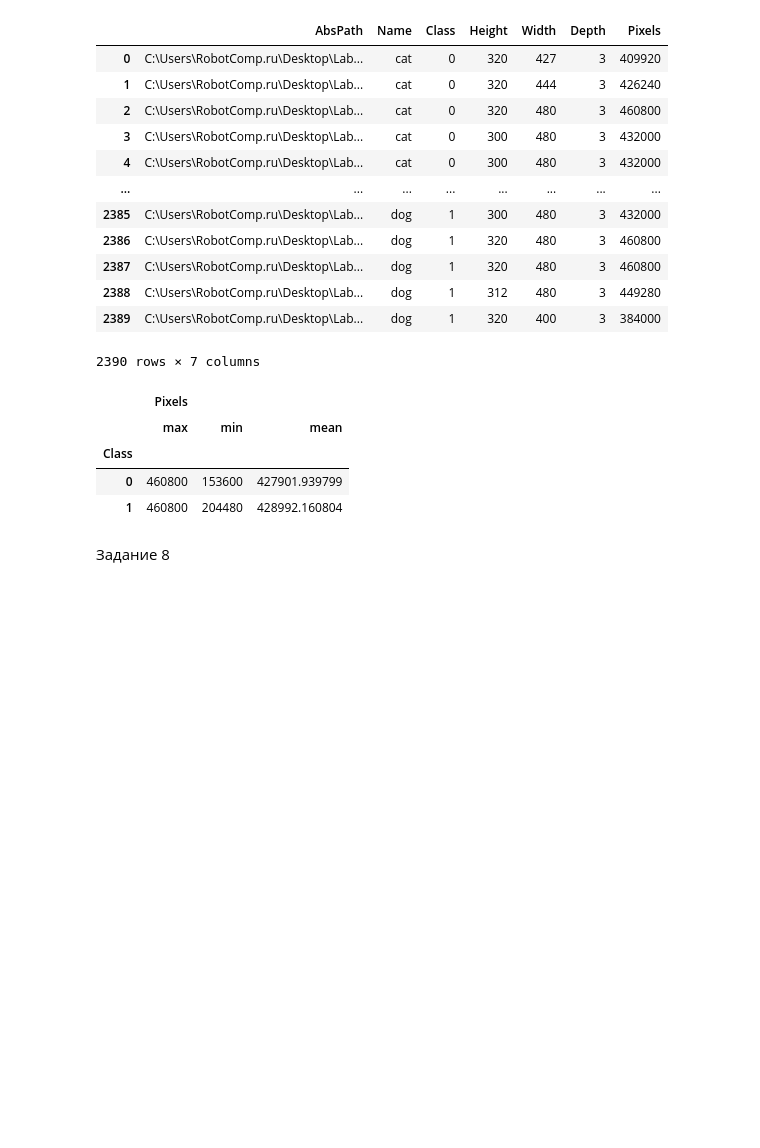
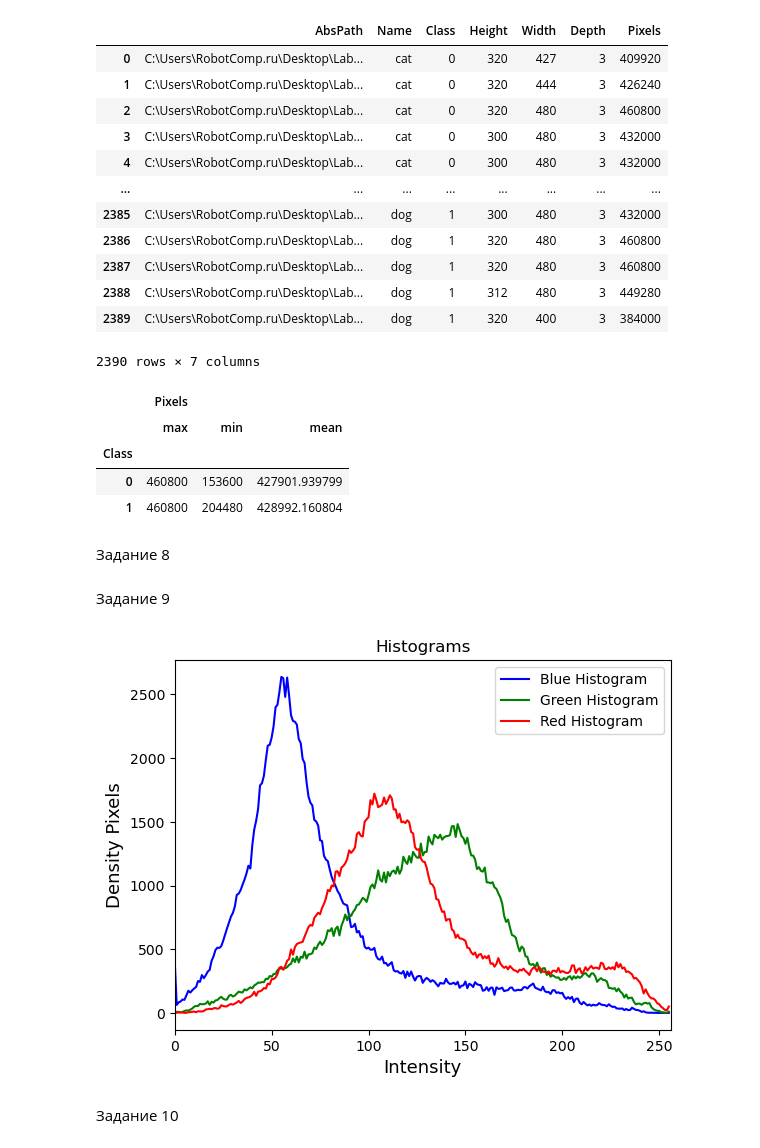
Before and after one commit to IvanAlehin/Lab, a Jupyter notebook: lab4/main.ipynb, the cells around one changed output. Saved outputs shown, nothing was run; the diff lists cells and outputs as text; code cells hidden in the pictures; blank space fills up the shorter version.

```diff
--- a/lab4/main.ipynb
+++ b/lab4/main.ipynb
@@ -174,3 +177,34 @@ grouped
 | 1 | 460800 | 204480 | 428992.160804 |
 # %% [markdown]
 Задание 8
+# %%
+def get_hists(df: pd.DataFrame, class_name: int) -> List[np.ndarray]:
+    """
+    Возвращает 3 массива значений гистограммы по каждому каналу(b, g, r)
+    """
+    class_df = filter_df(df, class_name)
+    img = cv2.imread(class_df['AbsPath'].sample().values[0])
+    hists = []
+    for i in range(3):
+        hist = cv2.calcHist([img], [i], None, [256], [0, 256])
+        hists.append(hist)
+    return hists
+# %% [markdown]
+Задание 9
+# %%
+hists = get_hists(df, 1)
+colors = ["Blue", "Green", "Red"]
+
+for i in range(len(hists)):
+    plt.plot(hists[i], color=colors[i], label=f"{colors[i]} Histogram")
+    plt.xlim([0, 256])
+
+plt.title("Histograms")
+plt.xlabel('Intensity', fontsize = 13)
+plt.ylabel('Density Pixels', fontsize = 13)
+plt.legend()
+plt.show()
+# %% [output]
+[figure, added]
+# %% [markdown]
+Задание 10
```
Also changed, not shown: parts of 1 cell of this notebook.
